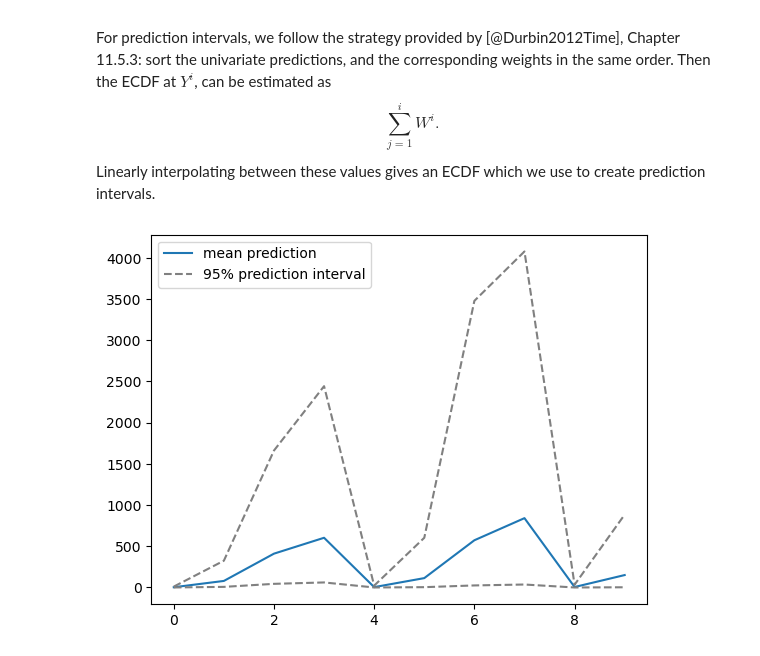
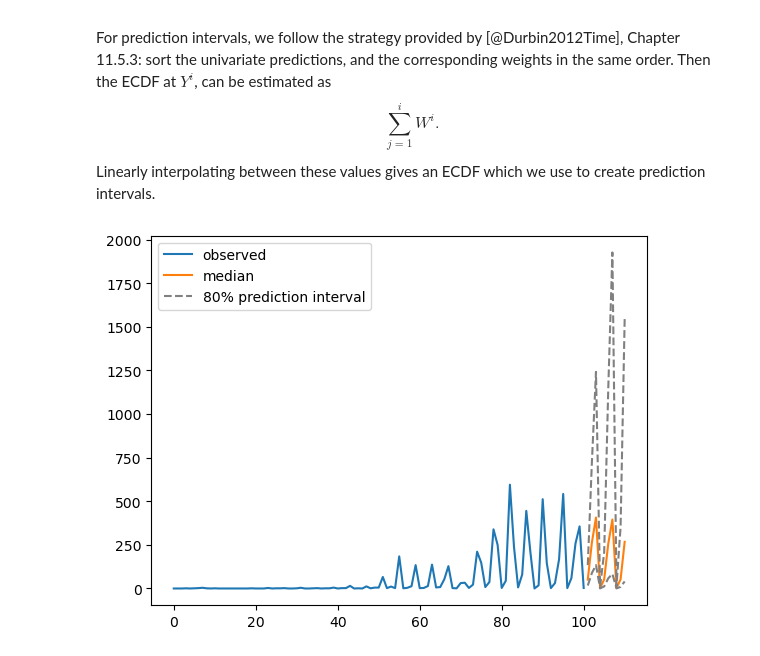
Before and after one commit to stefanheyder/isssm, a Jupyter notebook: nbs/40_importance_sampling.ipynb, the cells around one changed output. Cells and saved outputs as stored; diff of their text form; code cells hidden in the pictures.

```diff
--- a/nbs/40_importance_sampling.ipynb
+++ b/nbs/40_importance_sampling.ipynb
@@ -347,23 +369,39 @@ def predict(
 # %%
 key, subkey = jrn.split(key)
 n_ahead = 10
 ten_steps_ahead_model = PGSSM(
-    model.u[:n_ahead],
-    model.A[: n_ahead - 1],
-    model.D[: n_ahead - 1],
+    model.u[: n_ahead + 1],
+    model.A[:n_ahead],
+    model.D[:n_ahead],
     model.Sigma0,
-    model.Sigma[: n_ahead - 1],
-    model.v[:n_ahead],
-    model.B[:n_ahead],
+    model.Sigma[:n_ahead],
+    model.v[: n_ahead + 1],
+    model.B[: n_ahead + 1],
     model.dist,
-    model.xi[:n_ahead],
+    model.xi[: n_ahead + 1],
 )
-mean_pred, pi = predict(model, y, proposal, ten_steps_ahead_model, 1000, subkey)
+(_, s_pred, y_pred), log_weights_pred = predict(
+    model, y, proposal, ten_steps_ahead_model, 1000, subkey
+)
 
-plt.plot(mean_pred, label="mean prediction")
-plt.plot(pi[0, :, 0], linestyle="--", color="grey", label="95% prediction interval")
-plt.plot(pi[0, :, 1], linestyle="--", color="grey")
+mean_y = (y_pred * normalize_weights(log_weights_pred)[:, None, None]).sum()
+past_inds = jnp.arange(y.shape[0])
+future_inds = jnp.arange(y.shape[0], y.shape[0] + n_ahead)
+percentiles = prediction_percentiles(
+    y_pred, normalize_weights(log_weights_pred), jnp.array([0.1, 0.5, 0.9])
+)
+lower, mid, upper = percentiles
+plt.plot(past_inds, y, label="observed")
+plt.plot(future_inds, mid[1:], label="median")
+plt.plot(
+    future_inds,
+    lower[1:],
+    linestyle="--",
+    color="grey",
+    label="80% prediction interval",
+)
+plt.plot(future_inds, upper[1:], linestyle="--", color="grey")
 plt.legend()
 plt.show()
 # %% [output]
-[figure, old version]
+[figure, new version]
```
Also changed, not shown: parts of 11 cells of this notebook, 14 other files.
